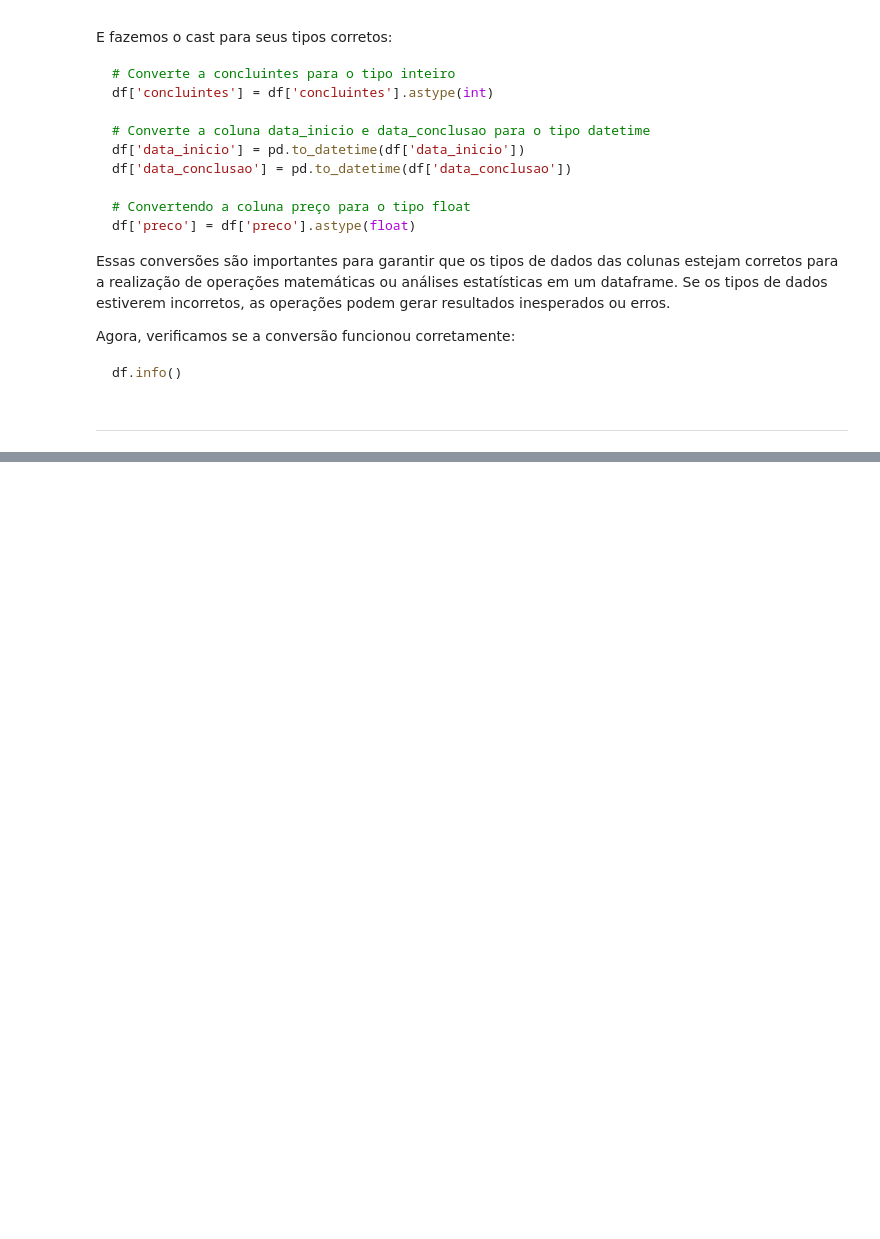
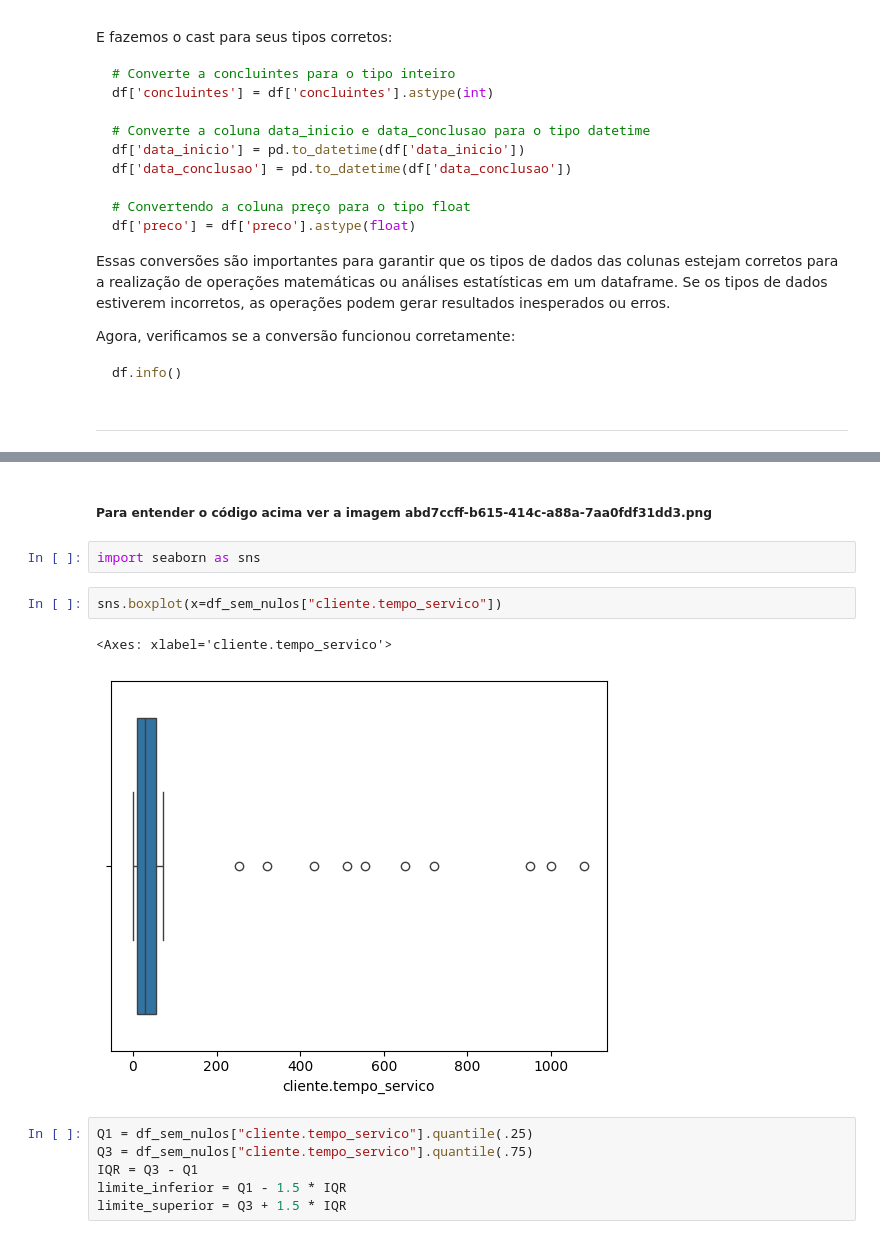
Before and after one commit to profmatheuspassos/Pandas--limpeza-e-tratamento-de-dados, a Jupyter notebook: limpeza_tratamento_churn.ipynb, the cells around one changed output, grey strips where cells are left out. Drawn from its saved outputs; the diff is of its cells as text; blank space fills up the shorter version.

```diff
--- a/limpeza_tratamento_churn.ipynb
+++ b/limpeza_tratamento_churn.ipynb
@@ -1151,0 +1164,15 @@ df.info()
+# %% [markdown]
+##### Para entender o código acima ver a imagem abd7ccff-b615-414c-a88a-7aa0fdf31dd3.png
+# %%
+import seaborn as sns
+# %%
+sns.boxplot(x=df_sem_nulos["cliente.tempo_servico"])
+# %% [output]
+<Axes: xlabel='cliente.tempo_servico'>
+[figure, added]
+# %%
+Q1 = df_sem_nulos["cliente.tempo_servico"].quantile(.25)
+Q3 = df_sem_nulos["cliente.tempo_servico"].quantile(.75)
+IQR = Q3 - Q1
+limite_inferior = Q1 - 1.5 * IQR
+limite_superior = Q3 + 1.5 * IQR
```
Also changed, not shown: parts of 30 cells of this notebook, 1 other file.
